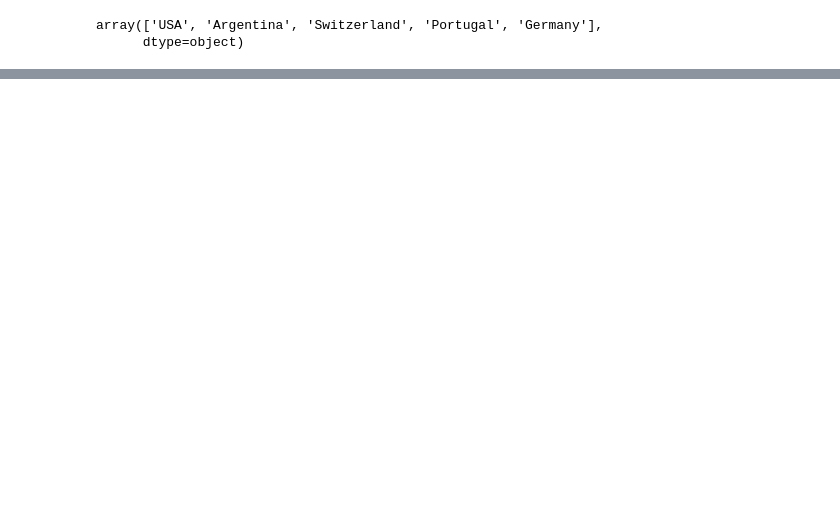
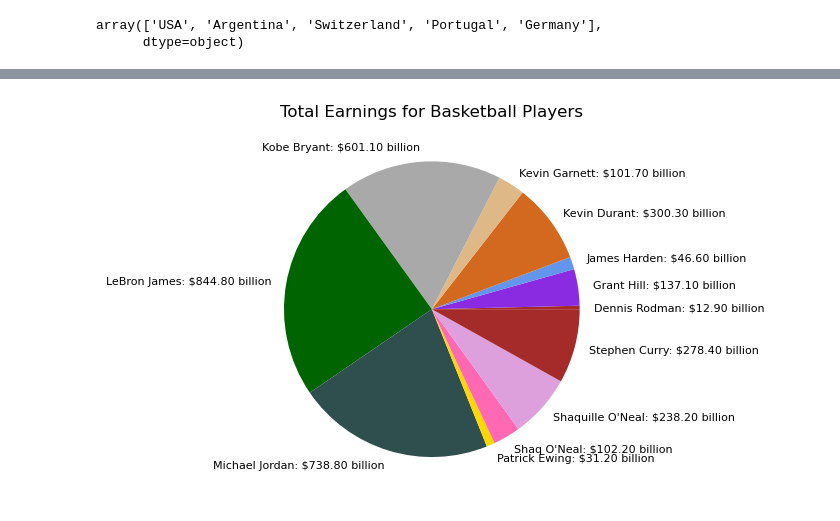
Before and after one commit to zoeshenrw/databootcamp-midterm, a Jupyter notebook: databootcamp-midterm.ipynb, the cells around one changed output, grey strips where cells are left out. Cells and saved outputs as stored; diff of their text form; code cells hidden in the pictures; blank space fills up the shorter version.

Commit message:
added pie chart on basketball players

```diff
--- a/databootcamp-midterm.ipynb
+++ b/databootcamp-midterm.ipynb
@@ -162,0 +179,3 @@ theme_bw()
+# %%
+df_basketball = df[df["sport"] == "basketball"]
+df_basketball.head()
@@ -162,0 +208,3 @@ theme_bw()
+# %%
+basketball_earnings = df_basketball.groupby("name")["earnings"].sum().reset_index()
+print(basketball_earnings)
@@ -162,0 +225,13 @@ theme_bw()
+# %%
+colors = ["#A52A2A", "#8A2BE2", "#6495ED", "#D2691E", "#DEB887",
+          "#A9A9A9", "#006400", "#2F4F4F", "#FFD700", "#FF69B4", "#DDA0DD"]
+
+labels = [f"{name}: ${earnings:.2f} billion"
+          for name, earnings in zip(basketball_earnings["name"],
+                                    basketball_earnings["earnings"])]
+plt.pie(basketball_earnings["earnings"], labels=labels,
+       colors=colors, textprops={"fontsize": 8})
+plt.title("Total Earnings for Basketball Players")
+plt.show()
+# %% [output]
+[figure, added]
```
Also changed, not shown: parts of 15 cells of this notebook.
